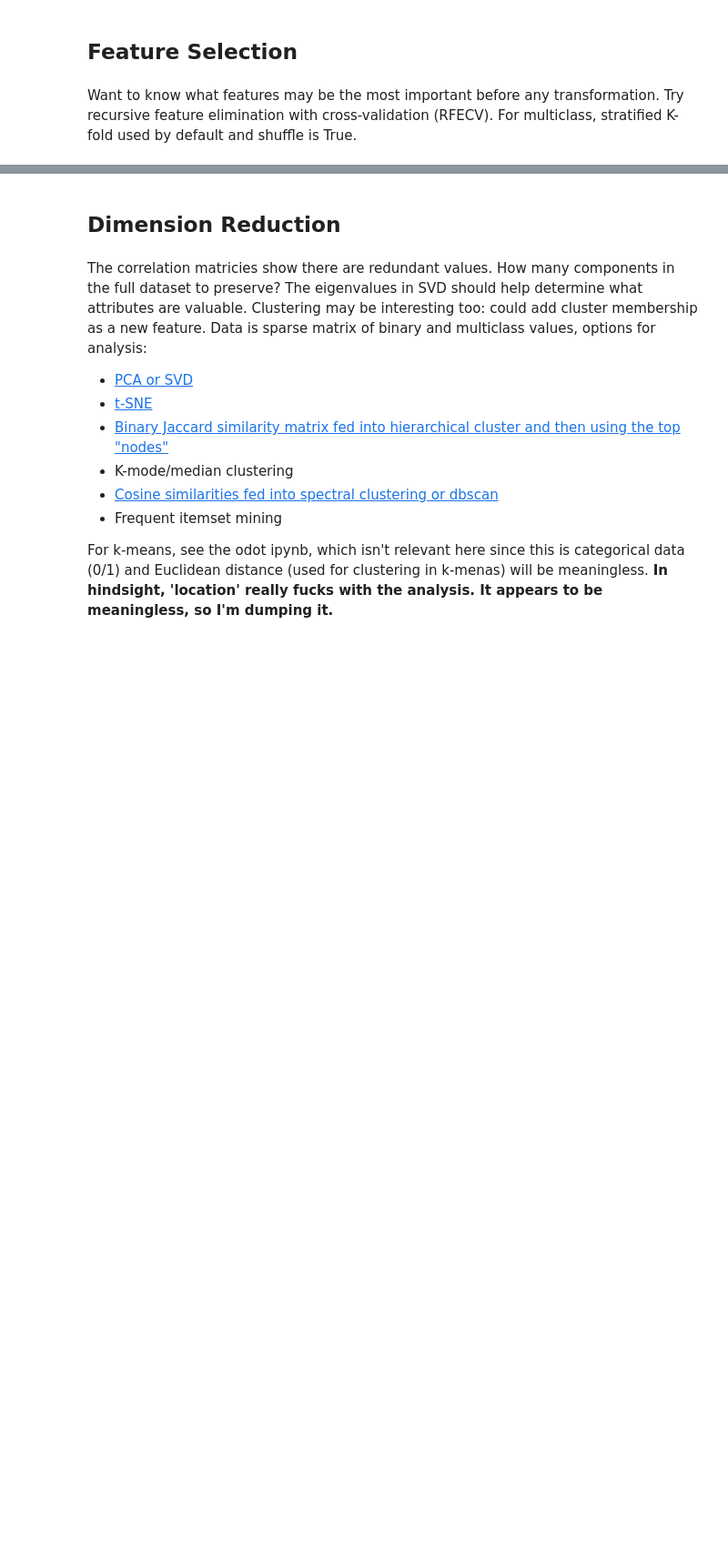
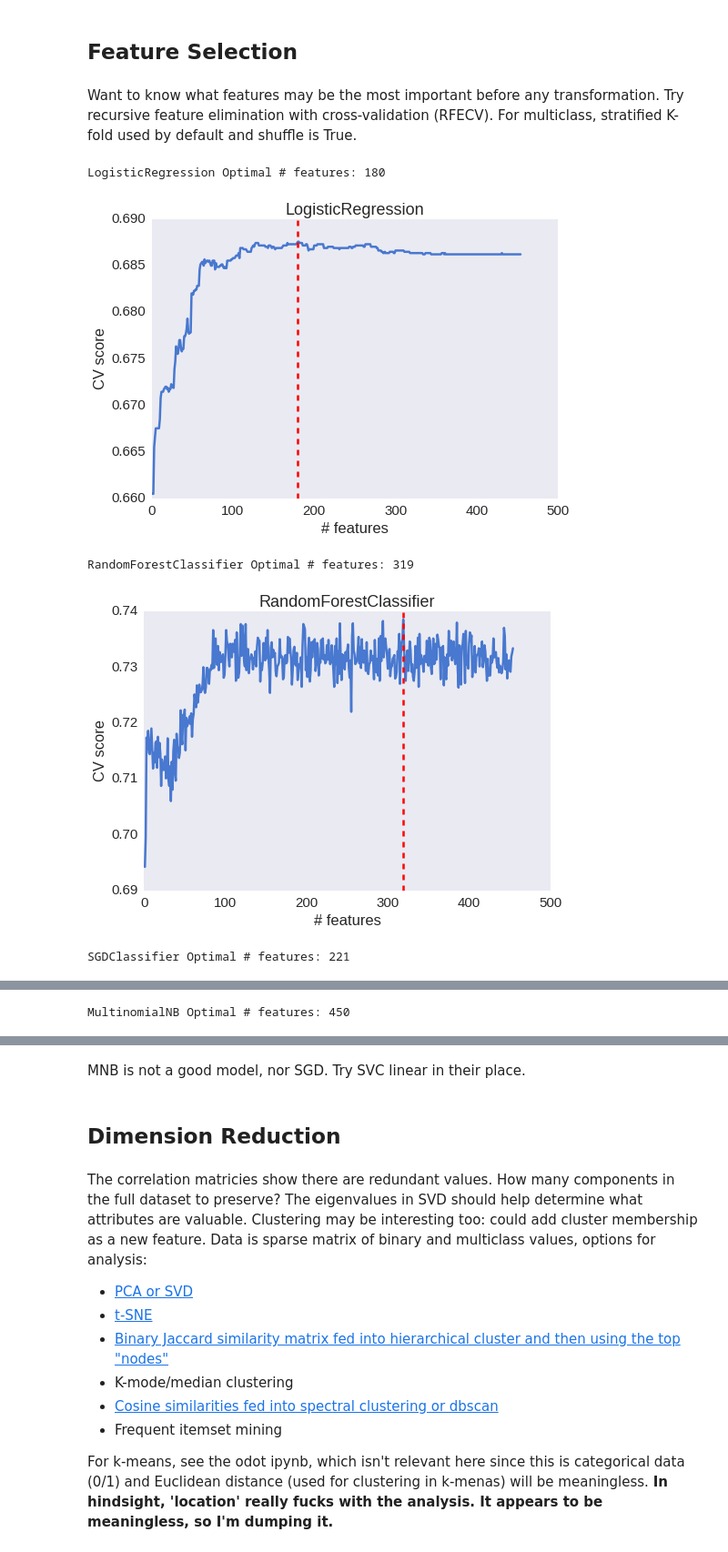
Before and after one commit to abiraja2004/ml_fun, a Jupyter notebook: telstra/notes.ipynb, the cells around one changed output, grey strips where cells are left out. Shown at 91% size. Saved outputs shown, nothing was run; the diff lists cells and outputs as text; code cells hidden in the pictures; blank space fills up the shorter version.

```diff
--- a/telstra/notes.ipynb
+++ b/telstra/notes.ipynb
@@ -393,41 +450,44 @@ Want to know what features may be the most important before any transformation.
 from sklearn.feature_selection import RFECV
 from sklearn.linear_model import LogisticRegression as LR
 from sklearn.ensemble import RandomForestClassifier as RF
-from sklearn.svm import SVC
 from sklearn.linear_model import SGDClassifier as SGD
 from sklearn.naive_bayes import MultinomialNB as MNB
-
 
 # get training data
 X = df_all[(df_all.is_train == True)].copy()
 y = X.fault_severity
 X.drop(drop, 1, inplace=True)
 
 # make df to store results
 df_frank = pd.DataFrame({'feature':X.columns.values})
 
 # create base classifier
 models =[]
-#models.append(LR(n_jobs=-1))
-#models.append(RF(n_jobs=-1))
-models.append(SVC(kernel='linear'))
-#models.append(SGD(n_jobs=-1))
-#models.append(MNB())
+models.append(LR(n_jobs=-1))
+models.append(RF(n_jobs=-1))
+models.append(SGD(n_jobs=-1))
+models.append(MNB())
 
 # iterate over models
 for m in models:
     mname = str(m).split('(')[0]
     rfecv = RFECV(m, cv=3, scoring='accuracy')
     rfecv = rfecv.fit(X, y)
     print("%s Optimal # features: %d" % (mname, rfecv.n_features_))
     c = 'rfecv_'+str(mname[:3])
     df_frank[c] = rfecv.ranking_
 
     # n_features vs cv score
     plt.figure()
     plt.title(mname)
     plt.xlabel("# features")
     plt.ylabel("CV score")
     plt.plot(range(1, len(rfecv.grid_scores_) + 1), rfecv.grid_scores_)
     plt.axvline(rfecv.n_features_, color='r', linestyle='--')
     plt.show()
+# %% [output]
+LogisticRegression Optimal # features: 180
+[figure, added]
+RandomForestClassifier Optimal # features: 319
+[figure, added]
+SGDClassifier Optimal # features: 221
@@ -433,0 +495 @@ for m in models:
+MultinomialNB Optimal # features: 450
@@ -433,0 +497,2 @@ for m in models:
+# %% [markdown]
+MNB is not a good model, nor SGD. Try SVC linear in their place.
```
Also changed, not shown: parts of 19 cells of this notebook.
